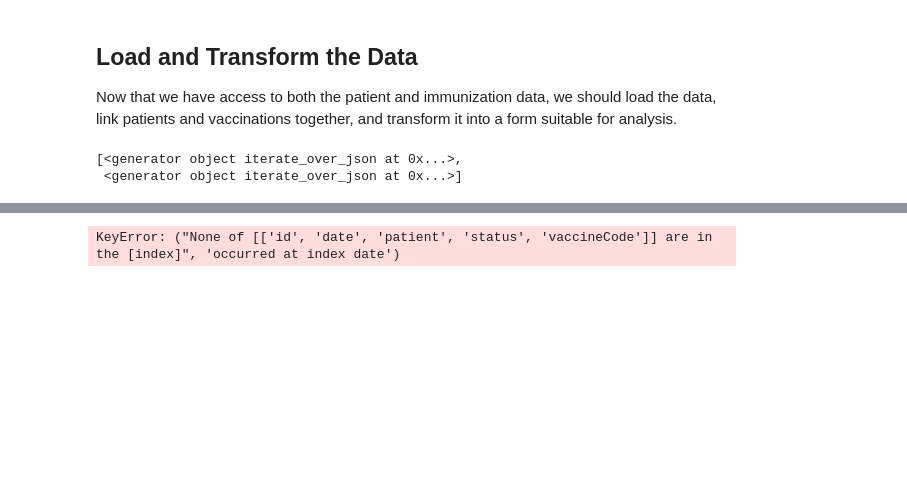
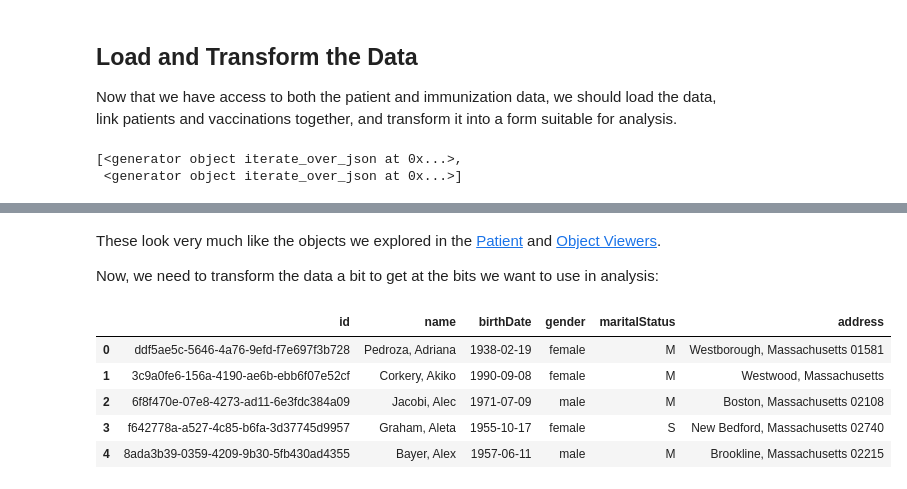
Before and after one commit to uw-fhir/fhir-analytics-tutorial, a Jupyter notebook: bulk-fhir-tutorial.ipynb, the cells around one changed output, grey strips where cells are left out. Saved outputs shown, nothing was run; the diff lists cells and outputs as text; code cells hidden in the pictures; blank space fills up the shorter version.

```diff
--- a/bulk-fhir-tutorial.ipynb
+++ b/bulk-fhir-tutorial.ipynb
@@ -191,42 +199,45 @@ vaccinations.head()
 | 2 | 2007-05-05T16:33:20+00:00 | {'reference': 'Encounter/6f388fcc... | 2cb6d8c4-e385-415d-b413-ec407a768df3 | False | {'reference': 'Patient/ddf5ae5c-5... | True | Immunization | completed | {'coding': [{'system': 'http://hl... |
 | 3 | 2008-05-10T16:33:20+00:00 | {'reference': 'Encounter/f6d6b816... | 1b31e6bb-b457-4260-8d9c-bb1126129692 | False | {'reference': 'Patient/ddf5ae5c-5... | True | Immunization | completed | {'coding': [{'system': 'http://hl... |
 | 4 | 2009-05-16T16:33:20+00:00 | {'reference': 'Encounter/4b7fd5e7... | 1ed98a36-9dd1-4776-a0b4-d7dea2616d10 | False | {'reference': 'Patient/ddf5ae5c-5... | True | Immunization | completed | {'coding': [{'system': 'http://hl... |
+# %% [markdown]
+These look very much like the objects we explored in the [Patient](https://patient-browser.smarthealthit.org/index.html?config=r3#/patient/6) and [Object Viewers](http://docs.smarthealthit.org/fhir-viewer/index.html?url=https%3A%2F%2Fr3.smarthealthit.org%2FImmunization%2FRES177065).
+
+Now, we need to transform the data a bit to get at the bits we want to use in analysis:
 # %%
-# TODO: merge the data, and then aggreagate to get count of immunizations that were performed for each patient.
-
-# Finally, create a plot bar chart of patient flu immunizations by age, or % of patients above a given age who were vaccinated this year
-
-# Then, We can connect it to the next section - SoF - by showing
-
 def clean_vaccination(row):
     # Re-order Rows
     outrow = row[['id', 'date', 'patient', 'status', 'vaccineCode']]
     # Extract nested patient id
     outrow['patient'] = outrow['patient']['reference'].split('/')[1]
     #print(row['patient'])
     # Extract nested code value
     outrow['vaccineCode'] = int(outrow['vaccineCode']['coding'][0]['code'])
     return(outrow)
 
 def clean_patient(row):
     # Select only a couple columns for simplicity and reorder them
     outrow = row[['id', 'name', 'birthDate', 'gender', 'maritalStatus']]
     address = row['address'][0]
     name = row['name'][0]
 
     outrow['name'] = f"{name['family']}, {name['given'][0]}"
 
     outrow['address'] = f"{address['city']}, {address['state']} {address['postalCode'] if ('postalCode' in address) else '' }"
     outrow['maritalStatus'] = outrow['maritalStatus']['text'] if not pd.isna(outrow['maritalStatus']) else ""
     return(outrow)
 
 
-clean_vaccinations = vaccinations[1:1000].apply(clean_vaccination), result_type='expand', axis=1)
+clean_vaccinations = vaccinations.apply(clean_vaccination, result_type='expand', axis=1)
 clean_patients = patients.apply(clean_patient, result_type='expand', axis = 1)
 
 clean_patients.head()
 # %% [output]
-KeyError: ("None of [['id', 'date', 'patient', 'status', 'vaccineCode']] are in the [index]", 'occurred at index date')
+|  | id | name | birthDate | gender | maritalStatus | address |
+| 0 | ddf5ae5c-5646-4a76-9efd-f7e697f3b728 | Pedroza, Adriana | 1938-02-19 | female | M | Westborough, Massachusetts 01581 |
+| 1 | 3c9a0fe6-156a-4190-ae6b-ebb6f07e52cf | Corkery, Akiko | 1990-09-08 | female | M | Westwood, Massachusetts |
+| 2 | 6f8f470e-07e8-4273-ad11-6e3fdc384a09 | Jacobi, Alec | 1971-07-09 | male | M | Boston, Massachusetts 02108 |
+| 3 | f642778a-a527-4c85-b6fa-3d37745d9957 | Graham, Aleta | 1955-10-17 | female | S | New Bedford, Massachusetts 02740 |
+| 4 | 8ada3b39-0359-4209-9b30-5fb430ad4355 | Bayer, Alex | 1957-06-11 | male | M | Brookline, Massachusetts 02215 |
 # %%
 clean_vaccinations.head()
 # %% [output]
```
Also changed, not shown: parts of 14 cells of this notebook.
